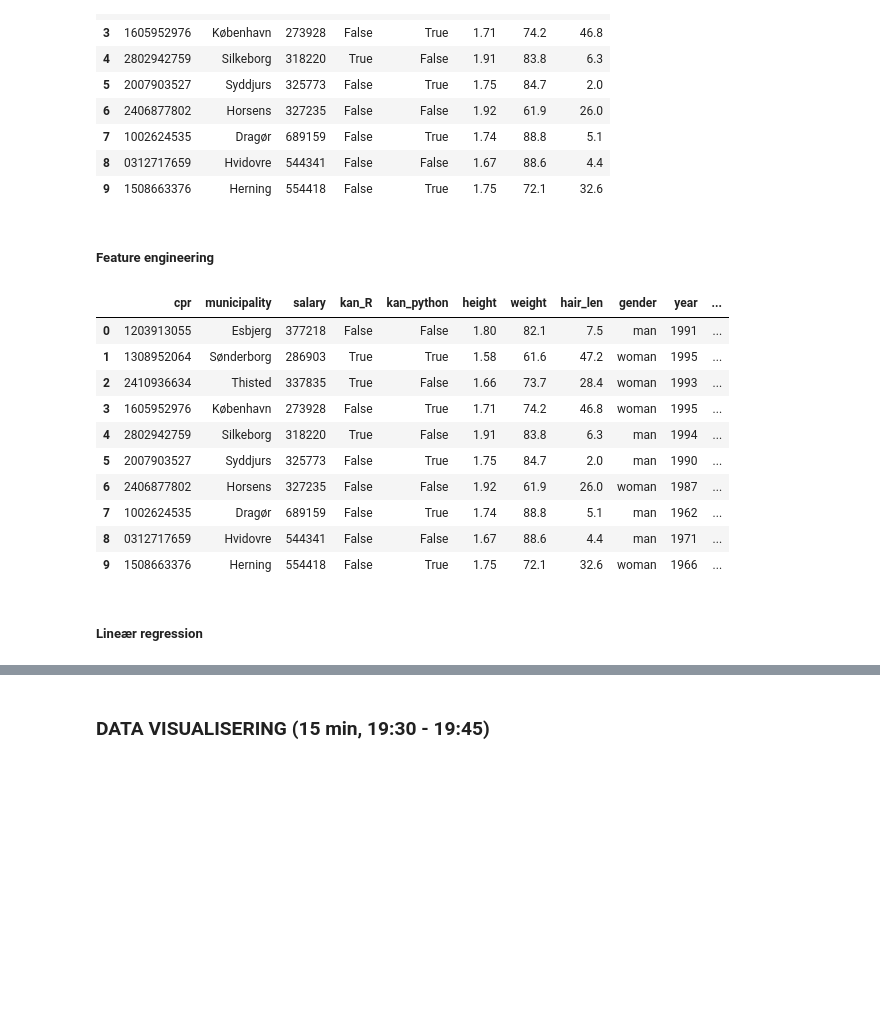
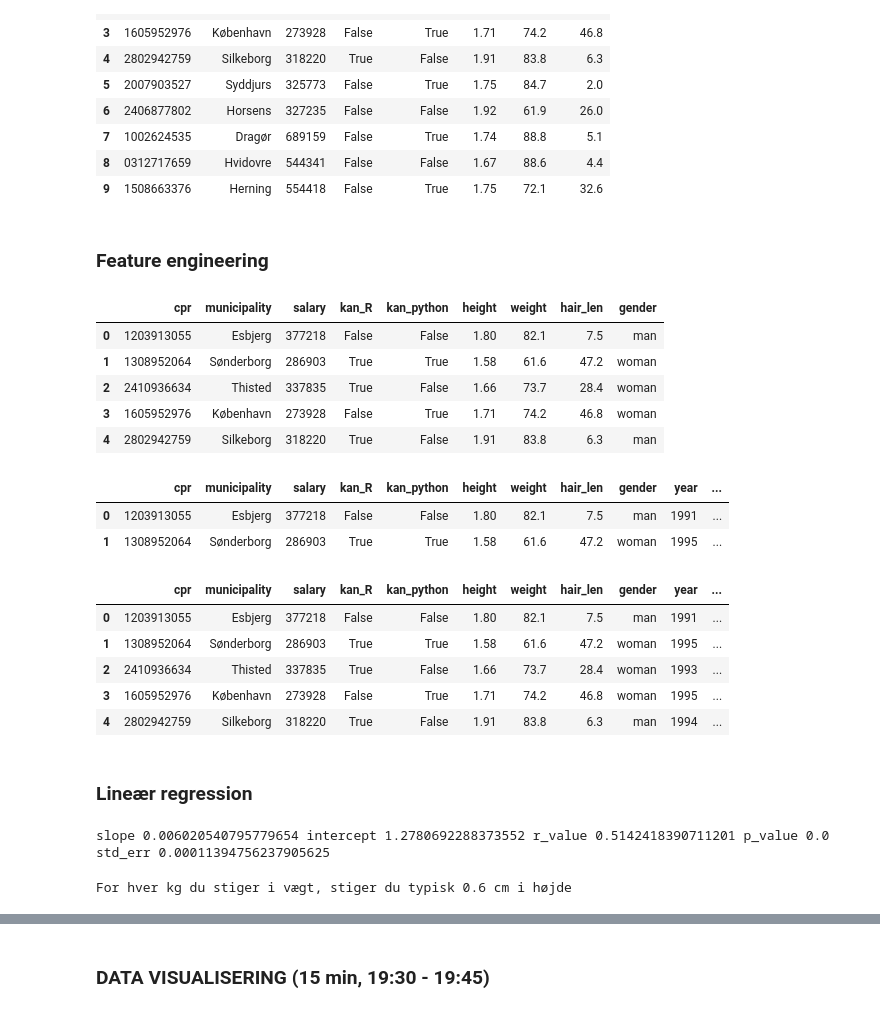
Before and after one commit to jessalfredsen/kom_godt_igang_med_python, a Jupyter notebook: main.ipynb, the cells around one changed output, grey strips where cells are left out. Cells and saved outputs as stored; diff of their text form; code cells hidden in the pictures; blank space fills up the shorter version.

```diff
--- a/main.ipynb
+++ b/main.ipynb
@@ -506,10 +554,19 @@ df.iloc[:10]
 | 8 | 0312717659 | Hvidovre | 544341 | False | False | 1.67 | 88.6 | 4.4 |
 | 9 | 1508663376 | Herning | 554418 | False | True | 1.75 | 72.1 | 32.6 |
 # %% [markdown]
-##### Feature engineering
+### Feature engineering
 # %%
 df['gender'] = df['cpr'].str[9].apply(int)
 df['gender'] = np.where(df['gender'] % 2 == 0, 'woman', 'man')
+# %%
+df.head(5)
+# %% [output]
+|  | cpr | municipality | salary | kan_R | kan_python | height | weight | hair_len | gender |
+| 0 | 1203913055 | Esbjerg | 377218 | False | False | 1.80 | 82.1 | 7.5 | man |
+| 1 | 1308952064 | Sønderborg | 286903 | True | True | 1.58 | 61.6 | 47.2 | woman |
+| 2 | 2410936634 | Thisted | 337835 | True | False | 1.66 | 73.7 | 28.4 | woman |
+| 3 | 1605952976 | København | 273928 | False | True | 1.71 | 74.2 | 46.8 | woman |
+| 4 | 2802942759 | Silkeborg | 318220 | True | False | 1.91 | 83.8 | 6.3 | man |
 # %%
 df['year'] = df['cpr'].str[4:6]
 df['year'] = '19' + df['year']
@@ -523,25 +577,26 @@ df['day'] = df['cpr'].str[0:2]
 # %%
 df['birthday'] = pd.to_datetime(df['day'] + df['month'] + df['year'], format='%d%m%Y')
+# %%
+df.head(2)
+# %% [output]
+|  | cpr | municipality | salary | kan_R | kan_python | height | weight | hair_len | gender | year | ... |
+| 0 | 1203913055 | Esbjerg | 377218 | False | False | 1.80 | 82.1 | 7.5 | man | 1991 | ... |
+| 1 | 1308952064 | Sønderborg | 286903 | True | True | 1.58 | 61.6 | 47.2 | woman | 1995 | ... |
 # %%
 now = pd.Timestamp(dt.datetime.now())
 df['age'] = (now - df['birthday'])
 df['age'] = df['age'].astype('<m8[Y]')
 # %%
-df.iloc[:10]
+df.iloc[:5]
 # %% [output]
 |  | cpr | municipality | salary | kan_R | kan_python | height | weight | hair_len | gender | year | ... |
 | 0 | 1203913055 | Esbjerg | 377218 | False | False | 1.80 | 82.1 | 7.5 | man | 1991 | ... |
 | 1 | 1308952064 | Sønderborg | 286903 | True | True | 1.58 | 61.6 | 47.2 | woman | 1995 | ... |
 | 2 | 2410936634 | Thisted | 337835 | True | False | 1.66 | 73.7 | 28.4 | woman | 1993 | ... |
 | 3 | 1605952976 | København | 273928 | False | True | 1.71 | 74.2 | 46.8 | woman | 1995 | ... |
 | 4 | 2802942759 | Silkeborg | 318220 | True | False | 1.91 | 83.8 | 6.3 | man | 1994 | ... |
-| 5 | 2007903527 | Syddjurs | 325773 | False | True | 1.75 | 84.7 | 2.0 | man | 1990 | ... |
-| 6 | 2406877802 | Horsens | 327235 | False | False | 1.92 | 61.9 | 26.0 | woman | 1987 | ... |
-| 7 | 1002624535 | Dragør | 689159 | False | True | 1.74 | 88.8 | 5.1 | man | 1962 | ... |
-| 8 | 0312717659 | Hvidovre | 544341 | False | False | 1.67 | 88.6 | 4.4 | man | 1971 | ... |
-| 9 | 1508663376 | Herning | 554418 | False | True | 1.75 | 72.1 | 32.6 | woman | 1966 | ... |
 # %% [markdown]
-##### Lineær regression
+### Lineær regression
 # %%
 x = df['weight'].values
 y = df['height'].values
@@ -549,4 +604,12 @@ y = df['height'].values
 from scipy import stats
 
 slope, intercept, r_value, p_value, std_err = stats.linregress(x, y)
+# %%
+print('slope', slope, 'intercept', intercept, 'r_value', r_value, 'p_value', p_value, 'std_err', std_err, )
+# %% [output]
+slope 0.006020540795779654 intercept 1.2780692288373552 r_value 0.5142418390711201 p_value 0.0 std_err 0.00011394756237905625
+# %%
+print('For hver kg du stiger i vægt, stiger du typisk {:.1f} cm i højde'.format(slope * 100))
+# %% [output]
+For hver kg du stiger i vægt, stiger du typisk 0.6 cm i højde
 # %% [markdown]
```
Also changed, not shown: parts of 89 cells of this notebook, 2 other files.
